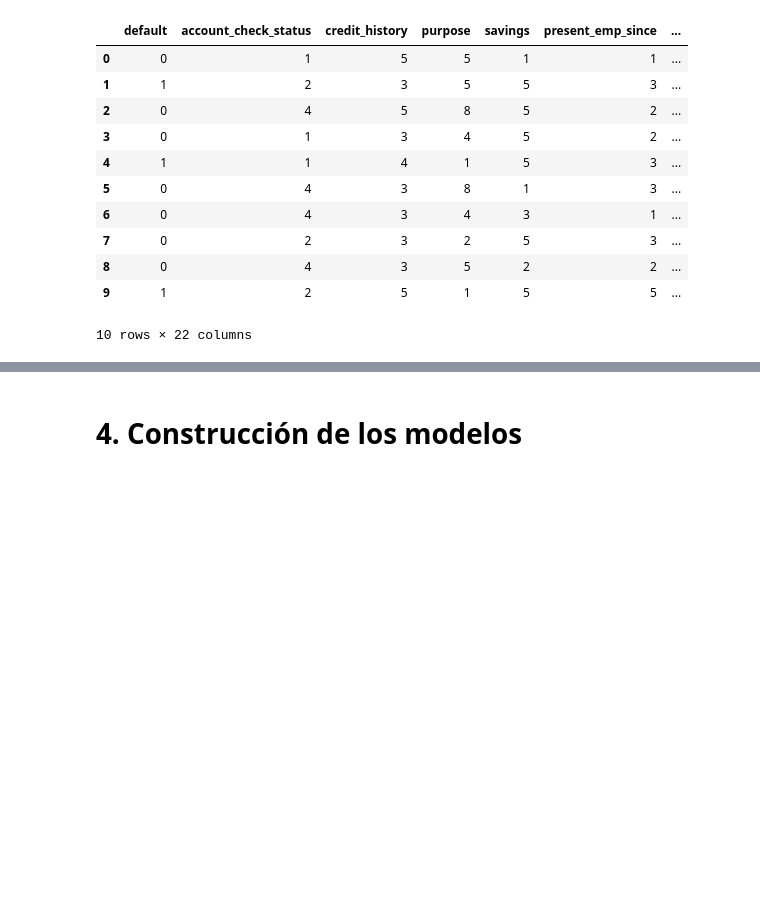
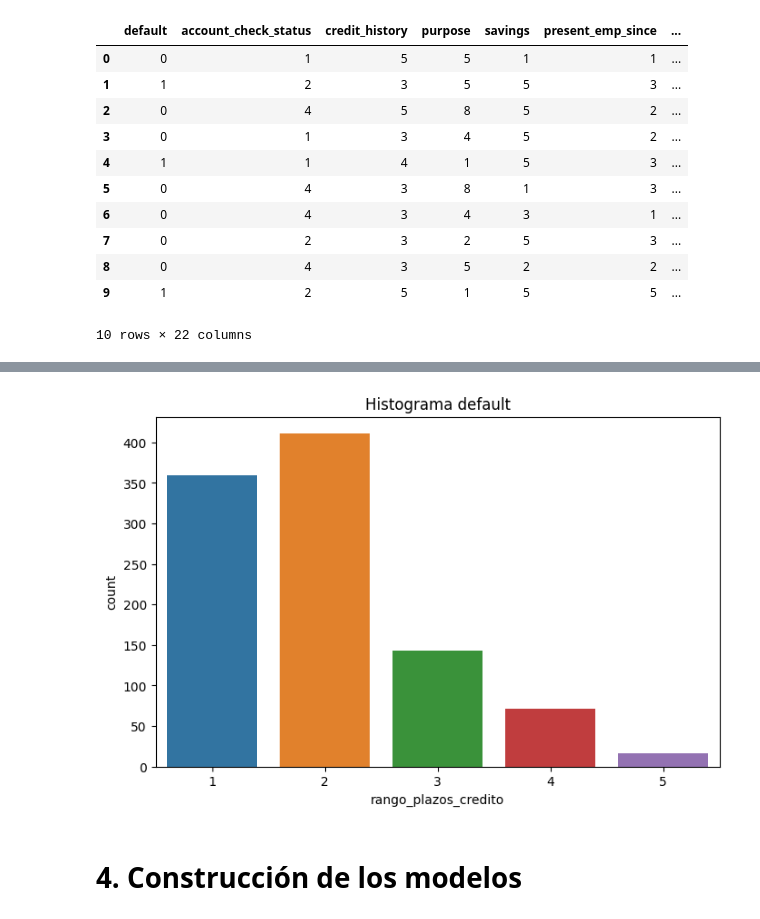
Before and after one commit to pabloing93/credit-scoring-prediction, a Jupyter notebook: credit-scoring.ipynb, the cells around one changed output, grey strips where cells are left out. Cells and saved outputs as stored; diff of their text form; code cells hidden in the pictures; blank space fills up the shorter version.

Commit message:
Se cambio el rango de plazos a 5 columnas

```diff
--- a/credit-scoring.ipynb
+++ b/credit-scoring.ipynb
@@ -359,3 +361,19 @@ analisis_exploratorio(df_bank)
+# %%
+def feature_engineering2(df_banco):
+
+    #creacion de variable rango_plazos_credito
+    df_banco['rango_plazos_credito'] = pd.cut(x = df_banco['duration_in_month'], bins=[1,12,24,36,48,72], labels = [1,2,3,4,5])
+
+    return df_banco
+# %%
+df_banco = feature_engineering2(df_banco)
+# %%
+    plt.figure(figsize=(8, 5))
+    sns.countplot(data=df_banco, x='rango_plazos_credito')
+    plt.title('Histograma default')
+    plt.show()
+# %% [output]
+[figure, added]
 # %% [markdown]
 # 4. Construcción de los modelos
 # %% [markdown]
```
Also changed, not shown: parts of 2 cells of this notebook, 1 other file.
